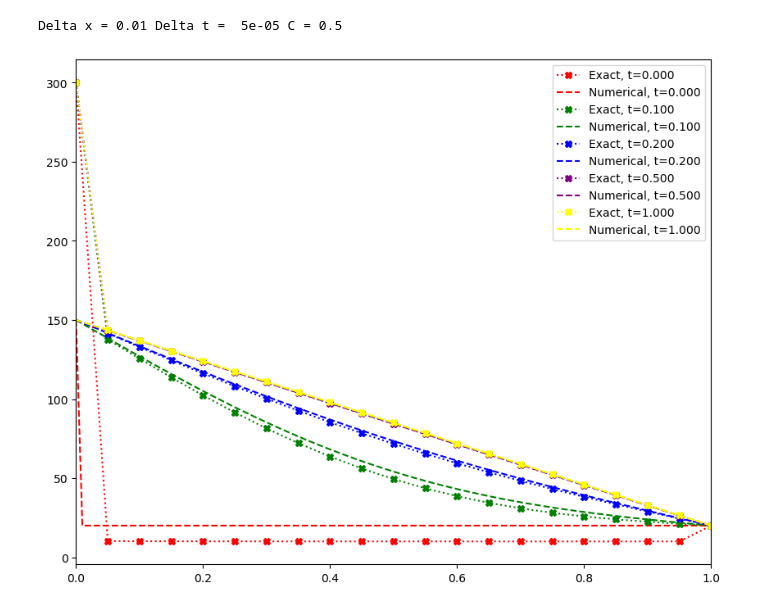
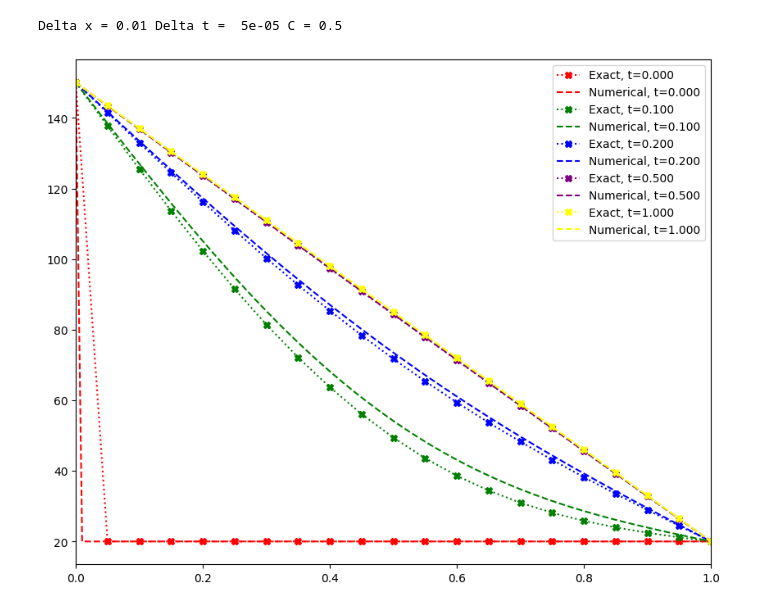
Before and after one commit to markalvaress/Drinks_Cans_IM, a Jupyter notebook: Project_1_Julie_Toy_Problem.ipynb, the cells around one changed output. Cells and saved outputs as stored; diff of their text form; code cells hidden in the pictures.

```diff
--- a/Project_1_Julie_Toy_Problem.ipynb
+++ b/Project_1_Julie_Toy_Problem.ipynb
@@ -18,17 +18,21 @@ def I(x):
 def U_exact(x,t):
     M = np.size(x)
     u_ex = np.zeros(M)
-    u_ex[0] = b0   # b0 is dirichlet boundary condition at u(0,t)
+
+    # our analytical solution is only for t>0. At t=0, we have our initial condition, given by the step function below.
+    if t == 0:
+        u_ex = np.where(x == 0, b0, bL)
+        return u_ex
+
     for n in range(1,2000):  # use 2000 terms in the summation of the exact solution
         npi= n*np.pi
         if (n%2 == 0):
             c_n = (260)*((-1)**(n+1))/(npi)
         else:
-            c_n = (260)*((-1)**(n+1))/(npi)  - 560/npi
+            c_n = (260)*((-1)**(n+1))/(npi) - 560/npi
         u_ex = u_ex + c_n*np.sin(npi*x)*np.exp(-1*(npi)**2*t)
 
-    u_ex = u_ex + 150 - 130*x  # include 150 - 130x term in exact solution
-    u_ex[-1] = bL # bL is dirichlet boundary condition at u(L,t)
+    u_ex = u_ex + 150 - 130*x  # include 150 - 130x term in exact solution. In particular this forces U(0,t) = 150, U(1,t) = 20.
     return u_ex
 
 def plotting(U,L):
@@ -45,13 +49,12 @@ def plotting(U,L):
 
     # some arbitarily chosen time points to compare at
     for plot_pos in [0, int(size_t/10),int(size_t/5), int(size_t/2), int(size_t)]:
-
-    # exact solution
+        # exact solution
         U_tplot = U_exact(x_dots,t[plot_pos])
         label = "Exact, t=" + "%0.3f" % (t[plot_pos],)
         ax.plot(x_dots,U_tplot,linestyle = ':',color = colours[colour_pos],marker = markers[0], label=label)
 
-    # numerical solution
+        # numerical solution
         label = "Numerical, t=" + "%0.3f" % (t[plot_pos],)
         ax.plot(x,U[:,plot_pos],color = colours[colour_pos],ls='--', label=label)
         colour_pos = colour_pos + 1;
@@ -94,31 +97,31 @@ U[-1,0] = bL
 
 '''
  This script finds a numerical approximation for the solution to
  the following 1D heat equation:
    u_t = u_xx  for  x in (0,1),  t in (0,T),
    u(x,t=0) = 20
    u(x=0,t) = 150;  u(x=1,t) = 20,
  using a forward Euler scheme.
 '''
 u_old = I(x)        # old/current values
 u = np.zeros(Nx_points) # new values
 
 for n in range(1, Nt_points):
     # set Dirichlet boundary points
     u[0]  = b0
     u[-1] = bL
 
     # apply forward Euler on the internal points
     for i in range(1, Nx_points-1):
         u[i] = u_old[i] + C *(u_old[i-1] - 2*u_old[i] + u_old[i+1])
 
     # update u_old before next step
     u_old[:]= u
     # copy into full storage
     U[:,n] = u;
 
 # plot snapshots of the solution
 plotting(U, L)
 # %% [output]
 Delta x = 0.01 Delta t =  5e-05 C = 0.5
-[figure, old version]
+[figure, new version]
```
Also changed, not shown: parts of 2 cells of this notebook.
